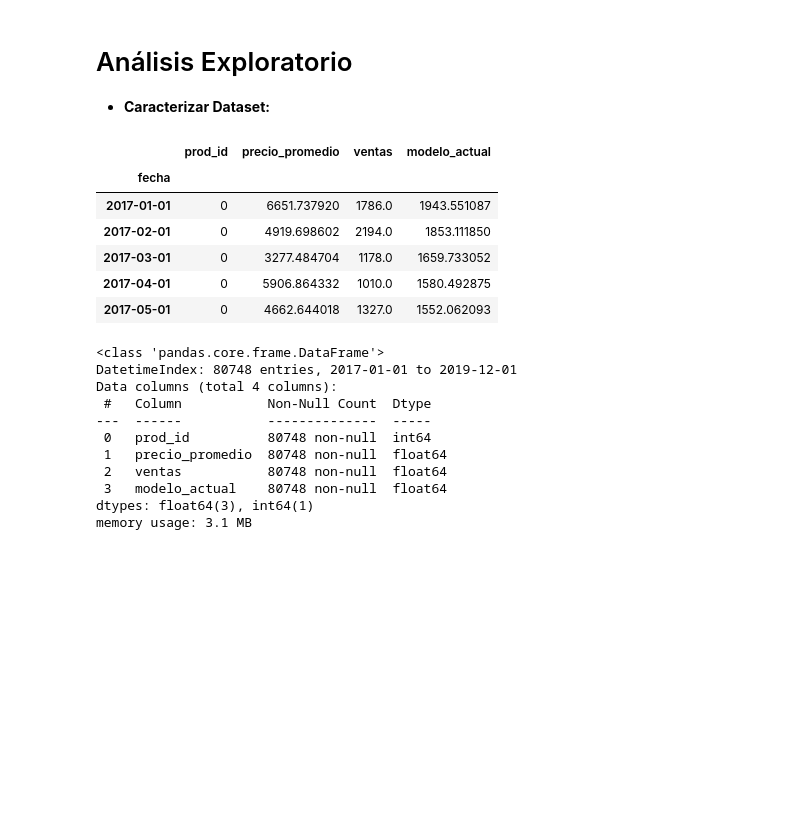
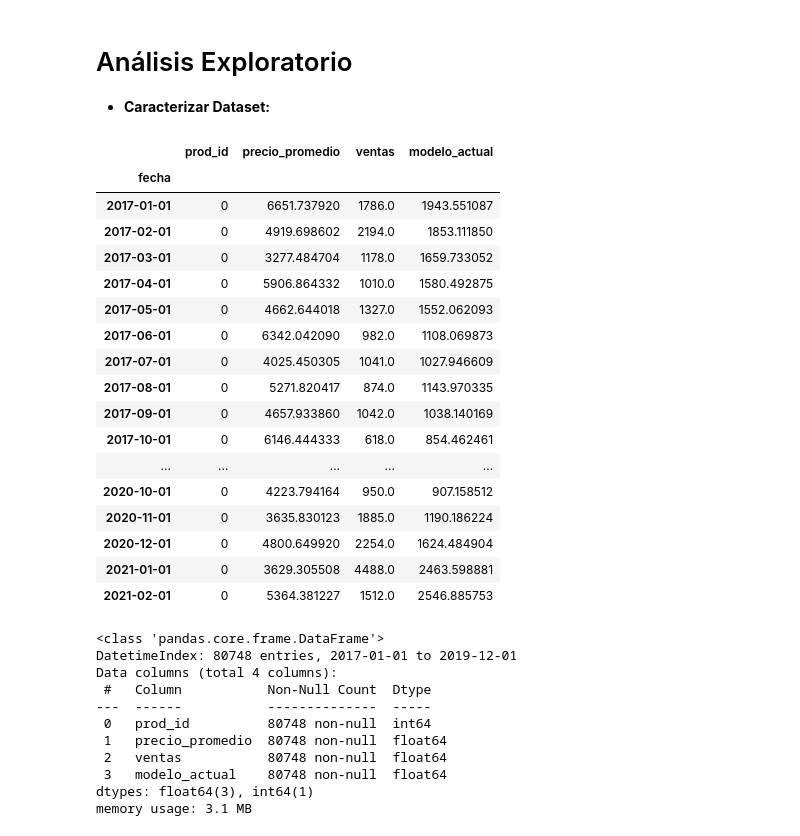
Before and after one commit to cristianBMJ/Brain_Food_challengue, a Jupyter notebook: solucion_desafio_BF.ipynb, the cells around one changed output. Saved outputs shown, nothing was run; the diff lists cells and outputs as text; code cells hidden in the pictures; blank space fills up the shorter version.

```diff
--- a/solucion_desafio_BF.ipynb
+++ b/solucion_desafio_BF.ipynb
@@ -65,16 +65,27 @@ from sklearn.metrics import  mean_squared_log_error as msle
 # %%
 demanda = pd.read_csv('/content/desafio_modelo_de_demanda.csv', index_col=['fecha'],
                       parse_dates=['fecha'], infer_datetime_format=True ) # index en tipo datetime
 df = demanda.copy() #copia para evitar modificaciones en los datos fuentes
-df.head()
+df.head(50)
 # %% [output]
 |  | prod_id | precio_promedio | ventas | modelo_actual |
 | fecha |  |  |  |  |
 | 2017-01-01 | 0 | 6651.737920 | 1786.0 | 1943.551087 |
 | 2017-02-01 | 0 | 4919.698602 | 2194.0 | 1853.111850 |
 | 2017-03-01 | 0 | 3277.484704 | 1178.0 | 1659.733052 |
 | 2017-04-01 | 0 | 5906.864332 | 1010.0 | 1580.492875 |
 | 2017-05-01 | 0 | 4662.644018 | 1327.0 | 1552.062093 |
+| 2017-06-01 | 0 | 6342.042090 | 982.0 | 1108.069873 |
+| 2017-07-01 | 0 | 4025.450305 | 1041.0 | 1027.946609 |
+| 2017-08-01 | 0 | 5271.820417 | 874.0 | 1143.970335 |
+| 2017-09-01 | 0 | 4657.933860 | 1042.0 | 1038.140169 |
+| 2017-10-01 | 0 | 6146.444333 | 618.0 | 854.462461 |
+| ... | ... | ... | ... | ... |
+| 2020-10-01 | 0 | 4223.794164 | 950.0 | 907.158512 |
+| 2020-11-01 | 0 | 3635.830123 | 1885.0 | 1190.186224 |
+| 2020-12-01 | 0 | 4800.649920 | 2254.0 | 1624.484904 |
+| 2021-01-01 | 0 | 3629.305508 | 4488.0 | 2463.598881 |
+| 2021-02-01 | 0 | 5364.381227 | 1512.0 | 2546.885753 |
 # %%
 df.info()
 # %% [output]
```
Also changed, not shown: parts of 17 cells of this notebook.
